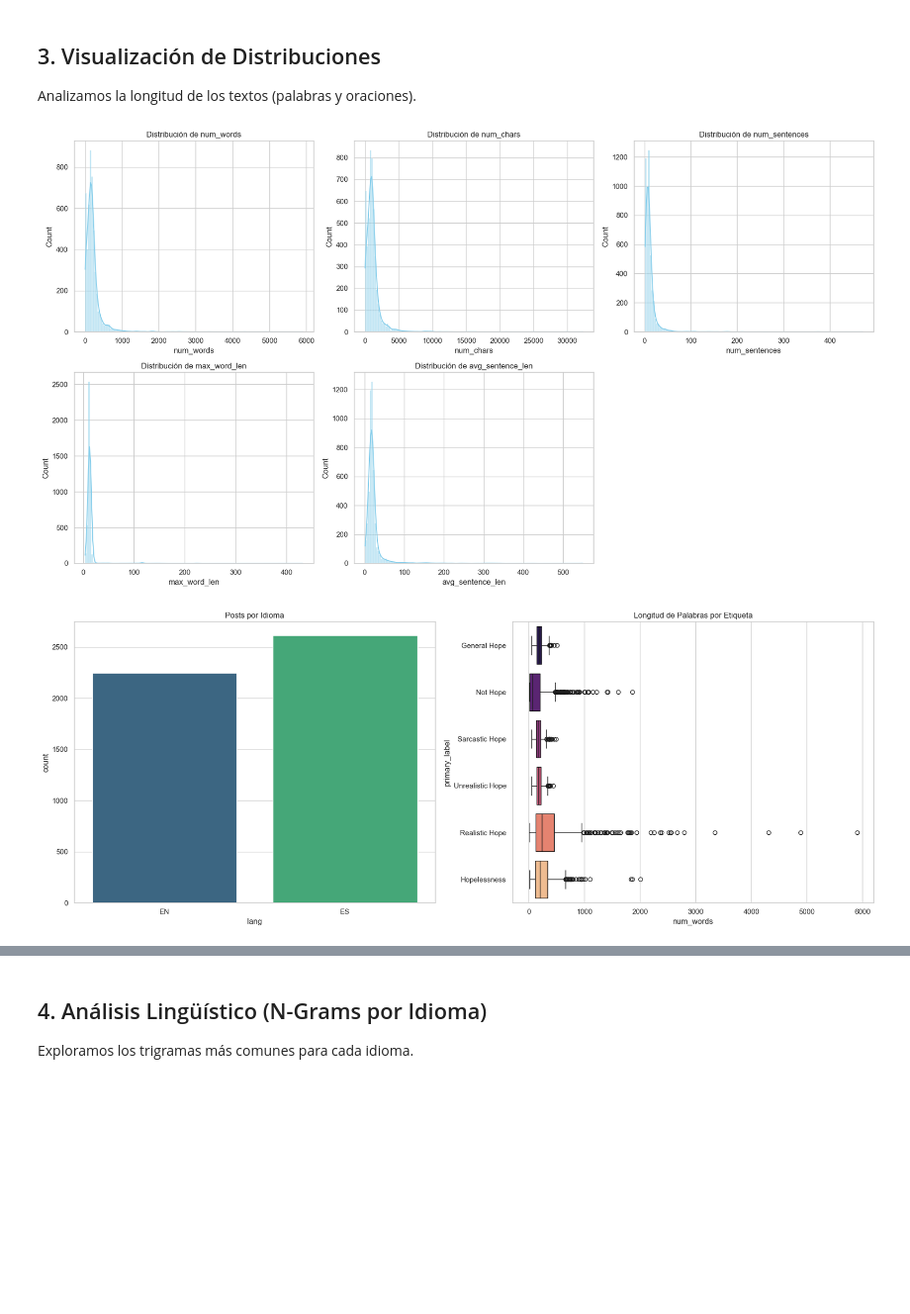
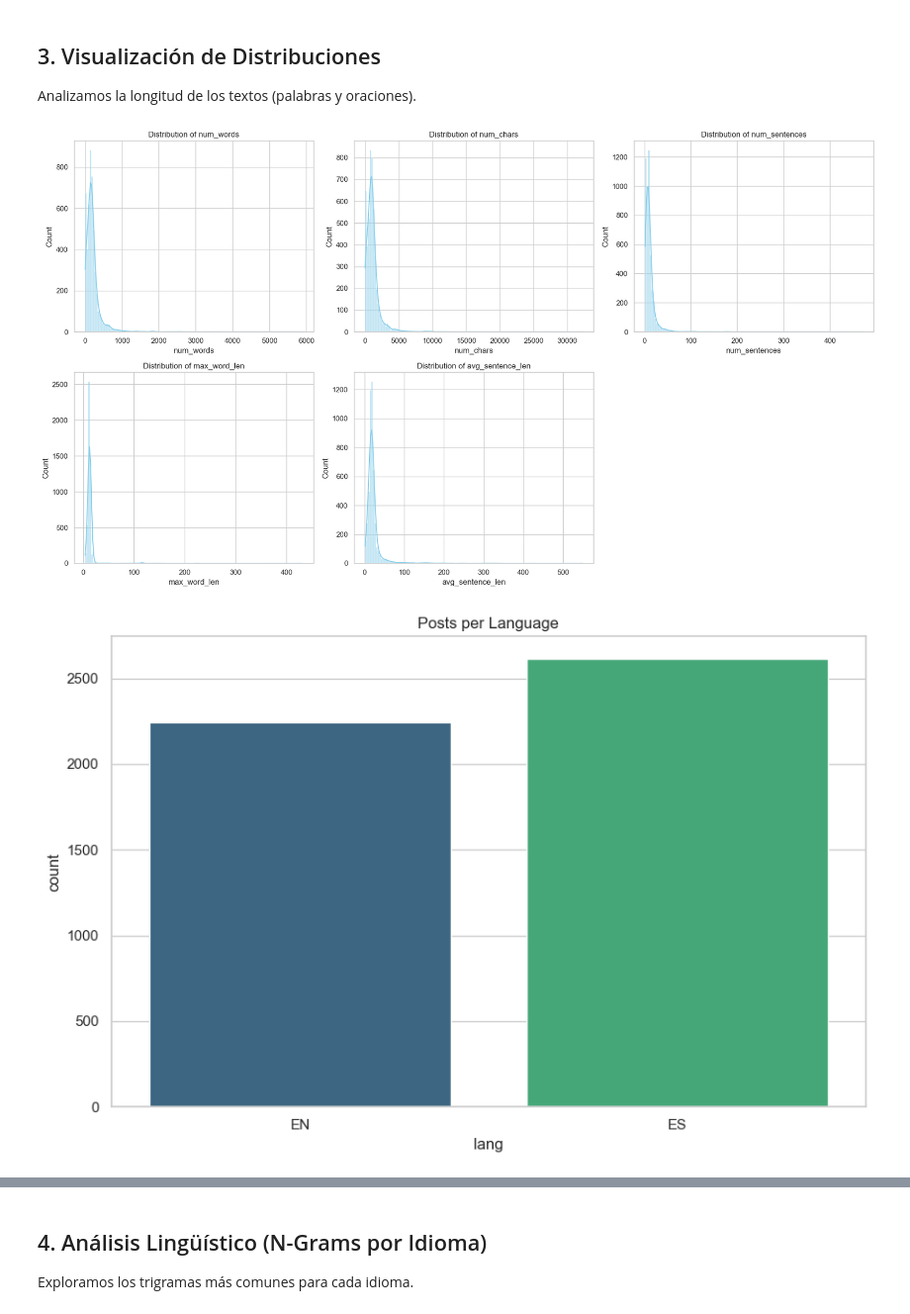
Before and after one commit to Adri-Extremix/Practica-PLN, a Jupyter notebook: EDA.ipynb, the cells around one changed output, grey strips where cells are left out. Shown at 99% size. Saved outputs shown, nothing was run; the diff lists cells and outputs as text; code cells hidden in the pictures; blank space fills up the shorter version.

```diff
--- a/EDA.ipynb
+++ b/EDA.ipynb
@@ -29,8 +29,9 @@ DATA_PATH = "HopeEXP_Train.jsonl"
 posts = load_posts(DATA_PATH)
 
 # Convertir a DataFrame base
-# df = pd.DataFrame([p.to_dict() for p in posts])
 df = convert_posts_to_df(posts)
+# Quitar span_annotations ya que tenemos columnas planas para Task C (span_texts) y Task D (outcome_stances, actors)
+df = df.drop(columns=['span_annotations'])
 display(df.head())
 
 import spacy
@@ -113,33 +114,35 @@ Estadísticas de longitud (num_words):
 ## 3. Visualización de Distribuciones
 Analizamos la longitud de los textos (palabras y oraciones).
 # %%
-# 1. Distribución de métricas de longitud (Como en eda.py)
+# 1. Length metrics distribution (as in eda.py)
 metrics = ['num_words', 'num_chars', 'num_sentences', 'max_word_len', 'avg_sentence_len']
 fig, axes = plt.subplots(2, 3, figsize=(18, 10))
 axes = axes.flatten()
 
 for i, metric in enumerate(metrics):
     sns.histplot(data=df_metrics, x=metric, kde=True, ax=axes[i], color='skyblue')
-    axes[i].set_title(f'Distribución de {metric}')
+    axes[i].set_title(f'Distribution of {metric}')
 
 if len(metrics) < len(axes):
     for j in range(len(metrics), len(axes)):
         fig.delaxes(axes[j])
 
 plt.tight_layout()
 plt.show()
 
-# 2. Análisis por Etiquetas e Idiomas (Como en eda.py)
-fig, axes = plt.subplots(1, 2, figsize=(18, 7))
-
-sns.countplot(data=df, x='lang', ax=axes[0], hue='lang', palette='viridis', legend=False)
-axes[0].set_title('Posts por Idioma')
-
-sns.boxplot(data=df_metrics, y='primary_label', x='num_words', ax=axes[1], hue='primary_label', palette='magma', legend=False)
-axes[1].set_title('Longitud de Palabras por Etiqueta')
-
+# 2. Label and language analysis (separate figures)
+plt.figure(figsize=(9, 6))
+sns.countplot(data=df, x='lang', hue='lang', palette='viridis', legend=False)
+plt.title('Posts per Language')
 plt.tight_layout()
 plt.show()
+
+plt.figure(figsize=(10, 7))
+sns.boxplot(data=df_metrics, y='primary_label', x='num_words', hue='primary_label', palette='magma', legend=False)
+plt.xlim(0, 2000)
+plt.title('Word Count by Label')
+plt.tight_layout()
+plt.show()
 # %% [output]
 [figure]
-[figure, old version]
+[figure, new version]
```
Also changed, not shown: parts of 3 cells of this notebook.
